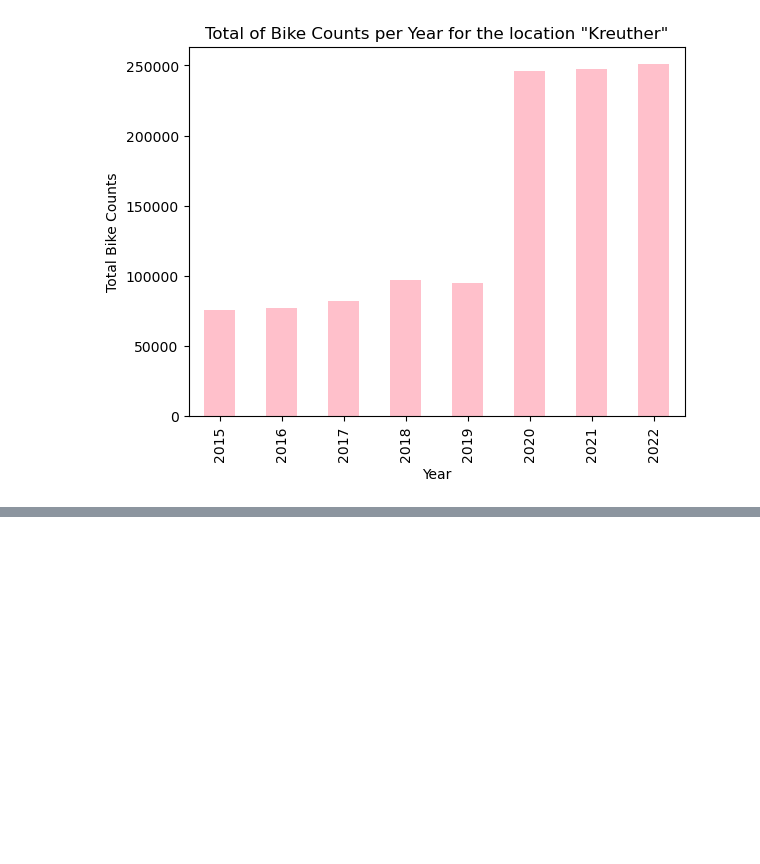
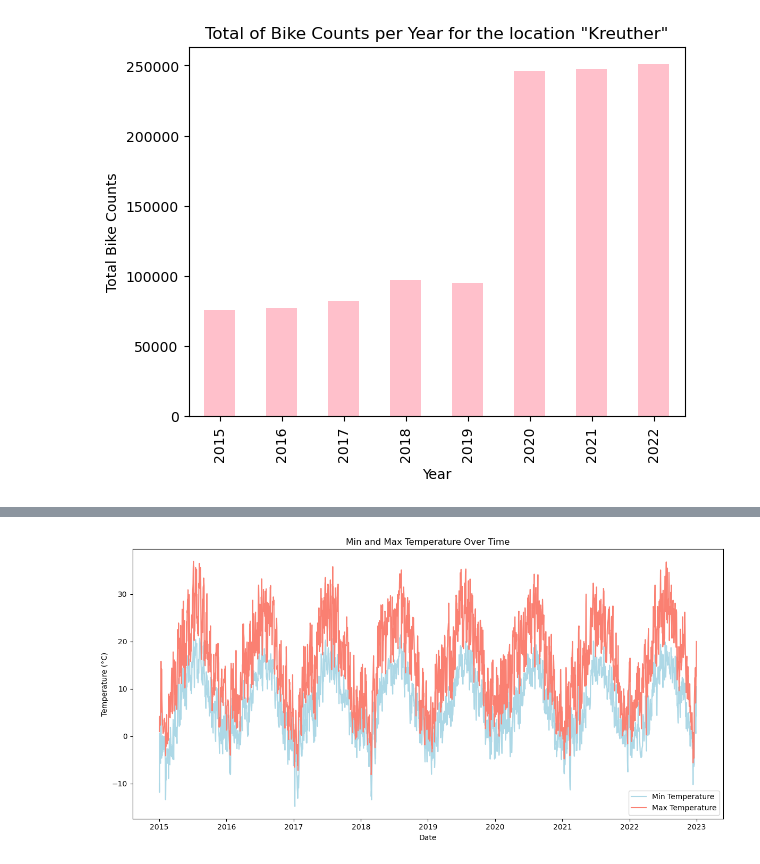
Before and after one commit to cap7586/CaroPeThesis, a Jupyter notebook: Munich_Complete_Analysis/Muc.ipynb, the cells around one changed output, grey strips where cells are left out. Drawn from its saved outputs; the diff is of its cells as text; code cells hidden in the pictures; blank space fills up the shorter version.

```diff
--- a/Munich_Complete_Analysis/Muc.ipynb
+++ b/Munich_Complete_Analysis/Muc.ipynb
@@ -142,0 +169,26 @@ See the caveats in the documentation: https://pandas.pydata.org/pandas-docs/stab
+# %%
+# Convert 'datum' column to datetime
+df_munich['datum'] = pd.to_datetime(df_munich['datum'])
+
+# Create a figure for temperature plot
+plt.figure(figsize=(12, 6))
+
+# Plot min temperature
+sns.lineplot(data=df_munich, x='datum', y='min.temp', color='lightblue', label='Min Temperature')
+
+# Plot max temperature
+sns.lineplot(data=df_munich, x='datum', y='max.temp', color='salmon', label='Max Temperature')
+
+# Set title and labels
+plt.title('Min and Max Temperature Over Time')
+plt.xlabel('Date')
+plt.ylabel('Temperature (°C)')
+
+# Show legend
+plt.legend()
+
+# Show plot
+plt.tight_layout()
+plt.show()
+# %% [output]
+[figure, added]
```
Also changed, not shown: parts of 1 cell of this notebook, 13 other files.
